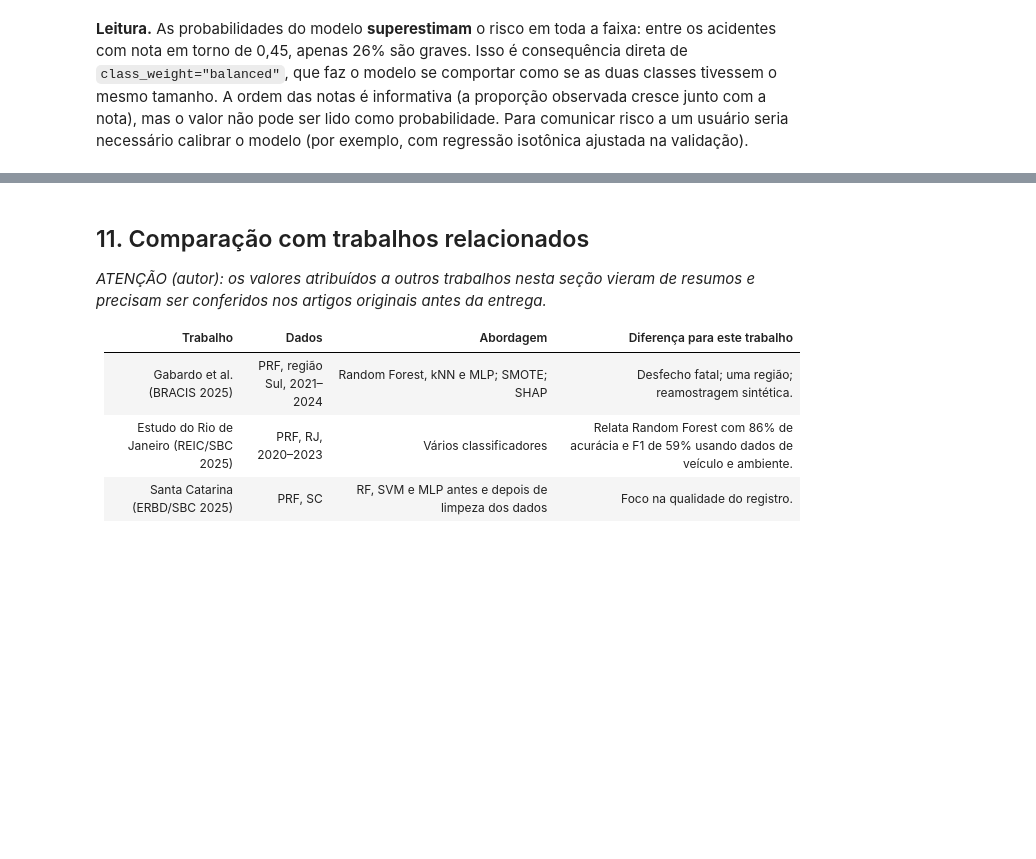
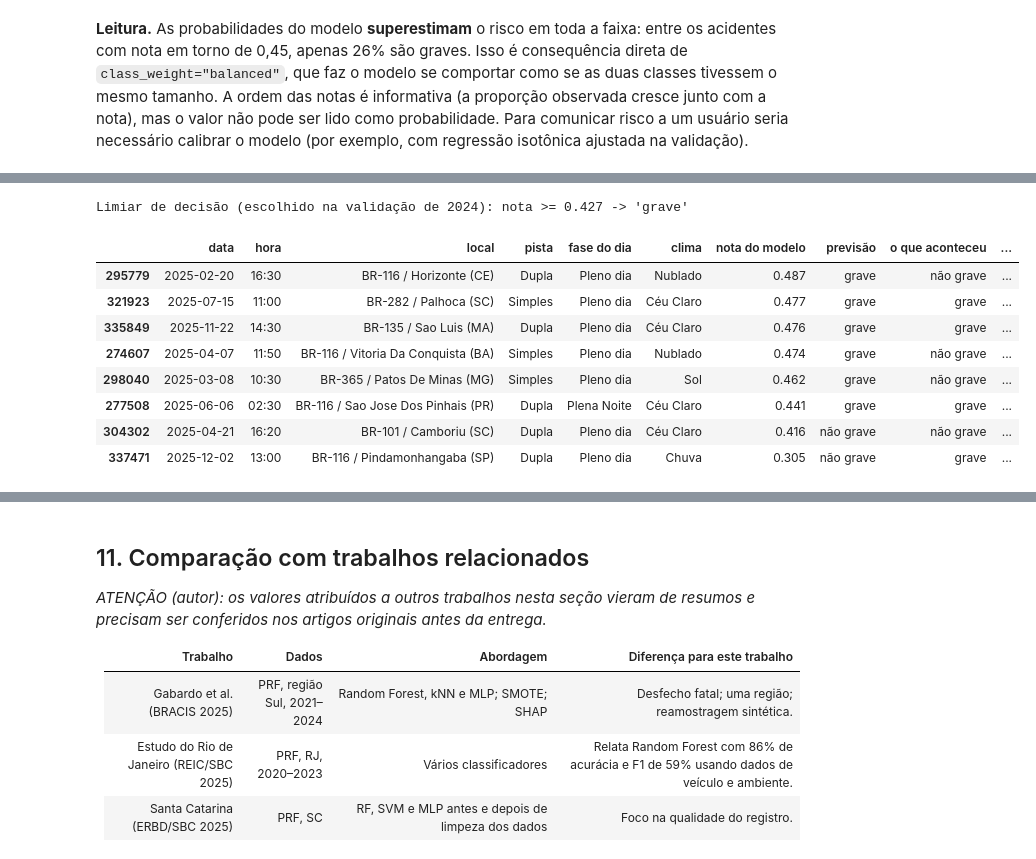
Before and after one commit to JoaoPedroLuz12/AcidentesPRF, a Jupyter notebook: notebook/acidentes_prf_gravidade.ipynb, the cells around one changed output, grey strips where cells are left out. Saved outputs shown, nothing was run; the diff lists cells and outputs as text; code cells hidden in the pictures; blank space fills up the shorter version.

```diff
--- a/notebook/acidentes_prf_gravidade.ipynb
+++ b/notebook/acidentes_prf_gravidade.ipynb
@@ -1066,0 +1073,28 @@ calibracao.round(3)
+# %%
+colunas_bruto = ["data_inversa", "horario", "municipio", "mortos", "feridos_graves"]
+exemplos = pd.concat([analise[analise["grave"] == 1].sample(4, random_state=SEMENTE),
+                      analise[analise["grave"] == 0].sample(4, random_state=SEMENTE)])
+exemplos = exemplos.join(bruto[colunas_bruto])
+casos_reais = pd.DataFrame({
+    "data": exemplos["data_inversa"], "hora": exemplos["horario"].str[:5],
+    "local": exemplos["br"] + " / " + exemplos["municipio"].str.title() + " (" + exemplos["uf"] + ")",
+    "pista": exemplos["tipo_pista"], "fase do dia": exemplos["fase_dia"], "clima": exemplos["condicao_metereologica"],
+    "nota do modelo": exemplos["prob"].round(3),
+    "previsão": exemplos["previsto"].map({1: "grave", 0: "não grave"}),
+    "o que aconteceu": exemplos["grave"].map({1: "grave", 0: "não grave"}),
+    "vítimas graves (mortos + feridos graves)": exemplos["mortos"] + exemplos["feridos_graves"],
+}).sort_values("nota do modelo", ascending=False)
+casos_reais["acertou?"] = np.where(casos_reais["previsão"] == casos_reais["o que aconteceu"], "sim", "não")
+print(f"Limiar de decisão (escolhido na validação de 2024): nota >= {limiares[CHAVE]:.3f} -> 'grave'")
+casos_reais
+# %% [output]
+Limiar de decisão (escolhido na validação de 2024): nota >= 0.427 -> 'grave'
+|  | data | hora | local | pista | fase do dia | clima | nota do modelo | previsão | o que aconteceu | ... |
+| 295779 | 2025-02-20 | 16:30 | BR-116 / Horizonte (CE) | Dupla | Pleno dia | Nublado | 0.487 | grave | não grave | ... |
+| 321923 | 2025-07-15 | 11:00 | BR-282 / Palhoca (SC) | Simples | Pleno dia | Céu Claro | 0.477 | grave | grave | ... |
+| 335849 | 2025-11-22 | 14:30 | BR-135 / Sao Luis (MA) | Dupla | Pleno dia | Céu Claro | 0.476 | grave | grave | ... |
+| 274607 | 2025-04-07 | 11:50 | BR-116 / Vitoria Da Conquista (BA) | Simples | Pleno dia | Nublado | 0.474 | grave | não grave | ... |
+| 298040 | 2025-03-08 | 10:30 | BR-365 / Patos De Minas (MG) | Simples | Pleno dia | Sol | 0.462 | grave | não grave | ... |
+| 277508 | 2025-06-06 | 02:30 | BR-116 / Sao Jose Dos Pinhais (PR) | Dupla | Plena Noite | Céu Claro | 0.441 | grave | grave | ... |
+| 304302 | 2025-04-21 | 16:20 | BR-101 / Camboriu (SC) | Dupla | Pleno dia | Céu Claro | 0.416 | não grave | não grave | ... |
+| 337471 | 2025-12-02 | 13:00 | BR-116 / Pindamonhangaba (SP) | Dupla | Pleno dia | Chuva | 0.305 | não grave | grave | ... |
```
Also changed, not shown: parts of 7 cells of this notebook.
